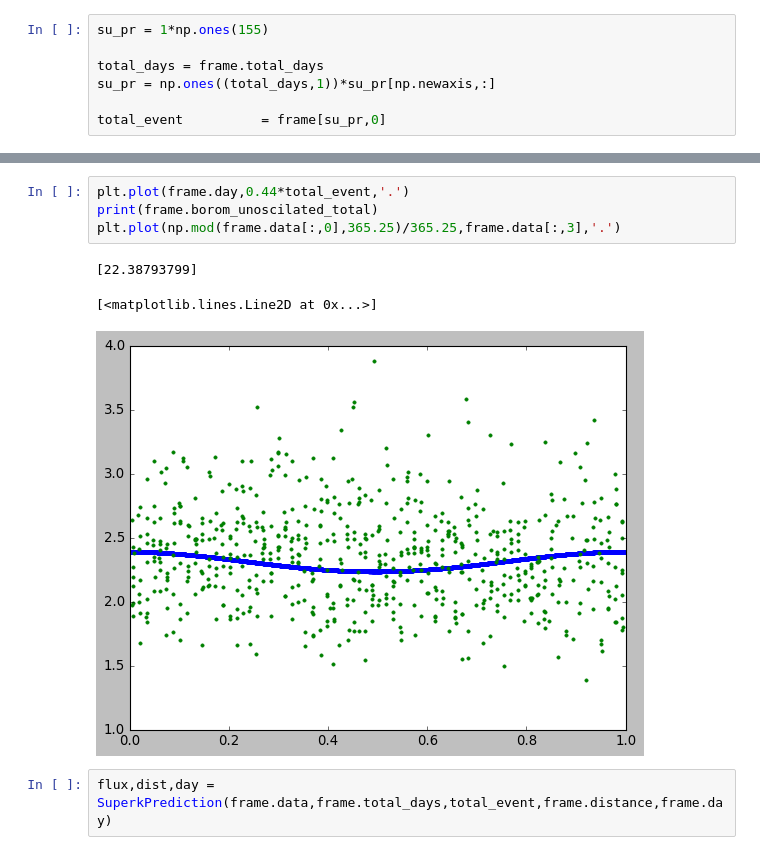
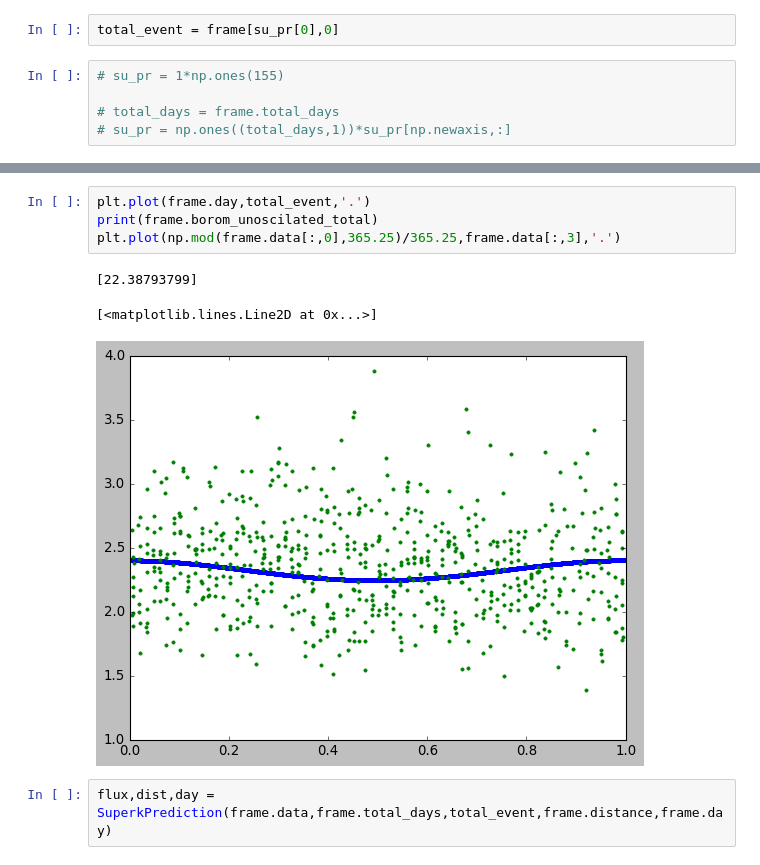
Before and after one commit to SaeedAnsarifard/NeuMod, a Jupyter notebook: Tutorial.ipynb, the cells around one changed output, grey strips where cells are left out. Cells and saved outputs as stored; diff of their text form.

```diff
--- a/Tutorial.ipynb
+++ b/Tutorial.ipynb
@@ -15,8 +34,8 @@ frame            = FrameWork()
+# %%
+total_event = frame[su_pr[0],0]
 # %%
-su_pr = 1*np.ones(155)
+# su_pr = 1*np.ones(155)
 
-total_days = frame.total_days
-su_pr = np.ones((total_days,1))*su_pr[np.newaxis,:]
-
-total_event          = frame[su_pr,0]
+# total_days = frame.total_days
+# su_pr = np.ones((total_days,1))*su_pr[np.newaxis,:]
 # %%
@@ -25,14 +44,14 @@ plt.plot(frame.data[:,6],frame.data[:,3],'.')
 # %% [output]
 [<matplotlib.lines.Line2D at 0x...>]
 [figure]
-# %%
-plt.plot(frame.day,0.44*total_event,'.')
-print(frame.borom_unoscilated_total)
-plt.plot(np.mod(frame.data[:,0],365.25)/365.25,frame.data[:,3],'.')
-# %% [output]
-[22.38793799]
-[<matplotlib.lines.Line2D at 0x...>]
-[figure, removed]
+# %%
+plt.plot(frame.day,total_event,'.')
+print(frame.borom_unoscilated_total)
+plt.plot(np.mod(frame.data[:,0],365.25)/365.25,frame.data[:,3],'.')
+# %% [output]
+[22.38793799]
+[<matplotlib.lines.Line2D at 0x...>]
+[figure, added]
 # %%
 flux,dist,day = SuperkPrediction(frame.data,frame.total_days,total_event,frame.distance,frame.day)
 # %%
```
Also changed, not shown: parts of 14 cells of this notebook, 2 other files.
